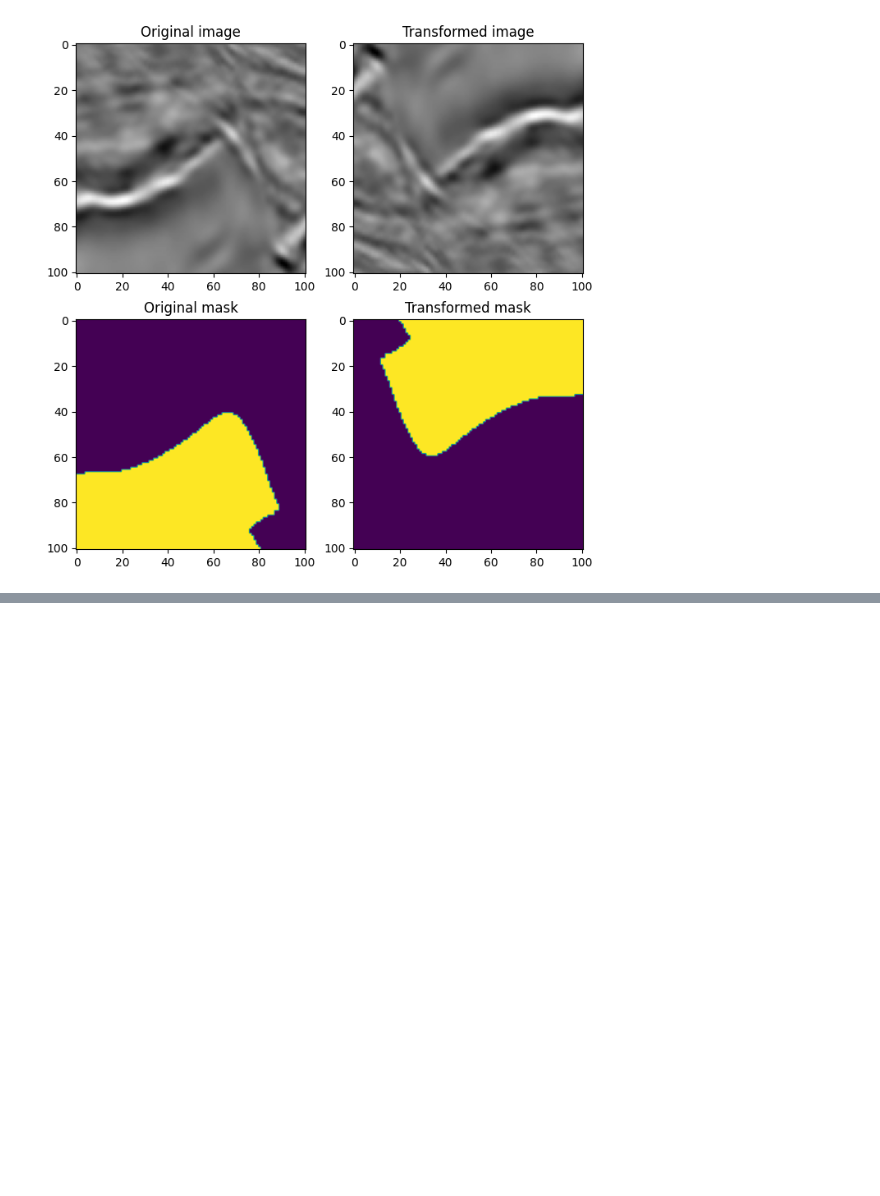
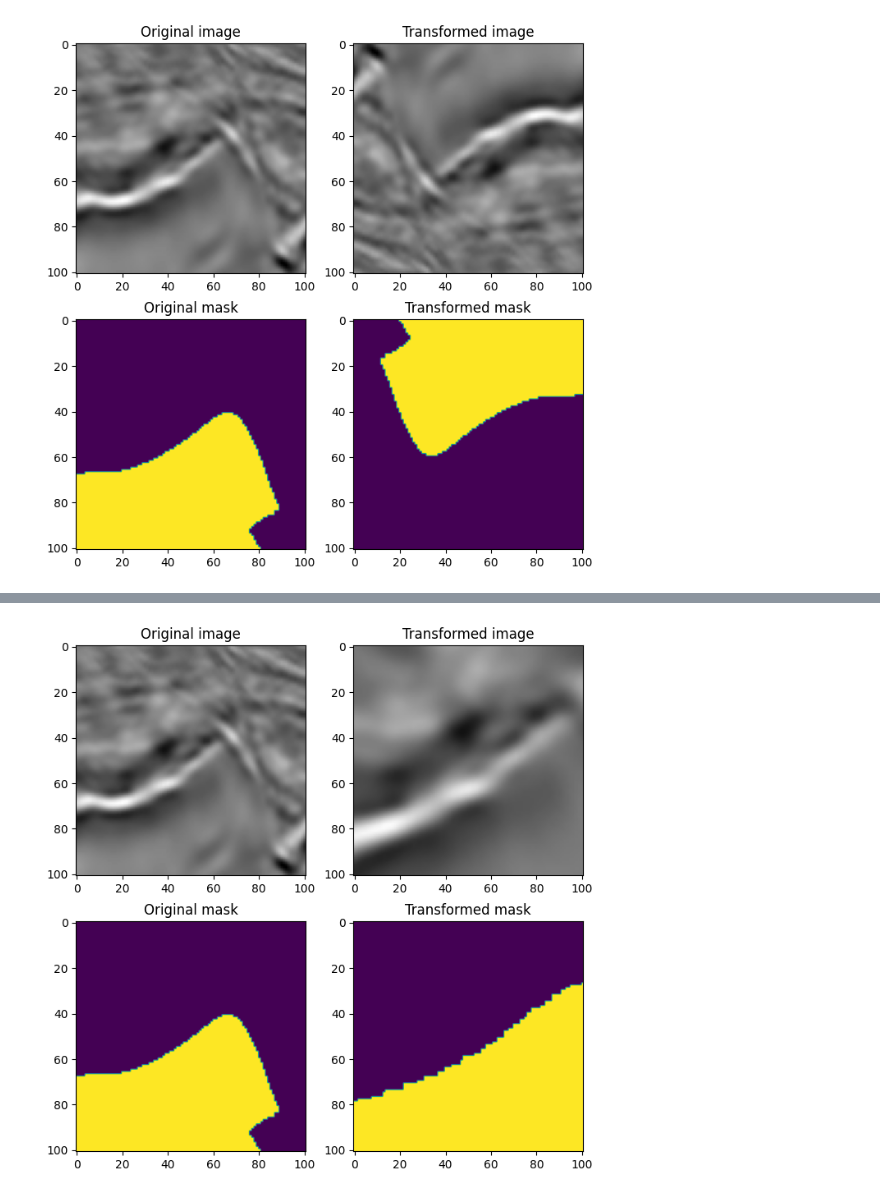
Before and after one commit to on2k23nm/MyLearnings, a Jupyter notebook: Albumentations/test.ipynb, the cells around one changed output, grey strips where cells are left out. Cells and saved outputs as stored; diff of their text form; code cells hidden in the pictures; blank space fills up the shorter version.

```diff
--- a/Albumentations/test.ipynb
+++ b/Albumentations/test.ipynb
@@ -149,0 +188,21 @@ image_rot90 : (101, 101, 3), mask_rot90 : (101, 101)
+# %%
+aug = A.Compose([
+    A.OneOf([
+        A.RandomSizedCrop(min_max_height=(50, 101), height=original_height, width=original_width, p=0.8),
+        A.PadIfNeeded(min_height=original_height, min_width=original_width, p=0.5)
+    ], p=1),
+    A.VerticalFlip(p=0.8),
+    A.RandomRotate90(p=0.2),
+    A.OneOf([
+        A.ElasticTransform(p=0.5, alpha=120, sigma=120 * 0.05, alpha_affine=120 *0.03),
+        A.GridDistortion(p=0.5),
+        A.OpticalDistortion(distort_limit=1, shift_limit=0.5, p=1),
+    ], p=0.8)])
+
+augmented = aug(image=image, mask=mask)
+image_medium = augmented['image']
+mask_medium = augmented['mask']
+
+visualize(image_medium, mask_medium, original_image=image, original_mask=mask)
+# %% [output]
+[figure, added]
```
Also changed, not shown: parts of 5 cells of this notebook, 8 other files.
